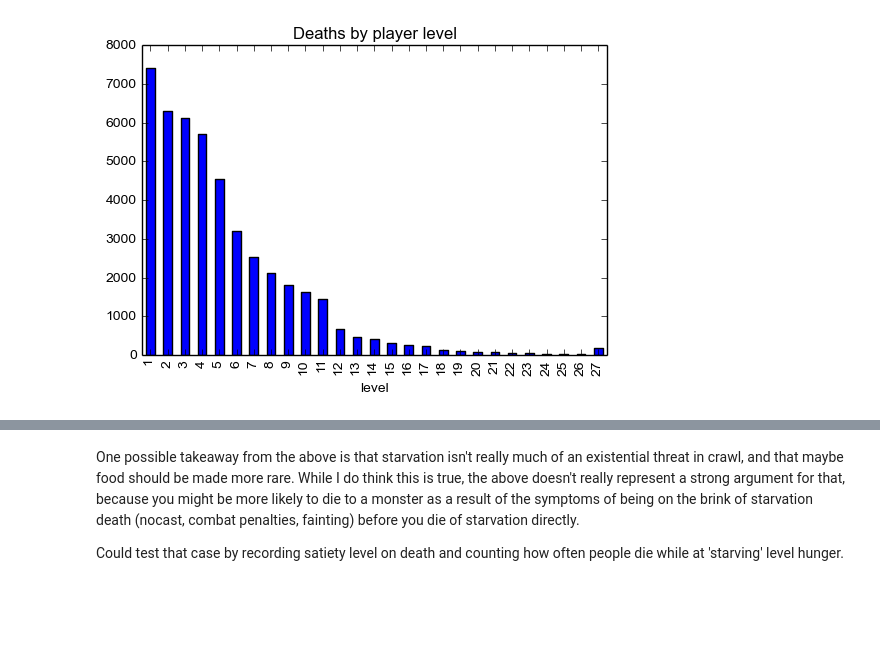
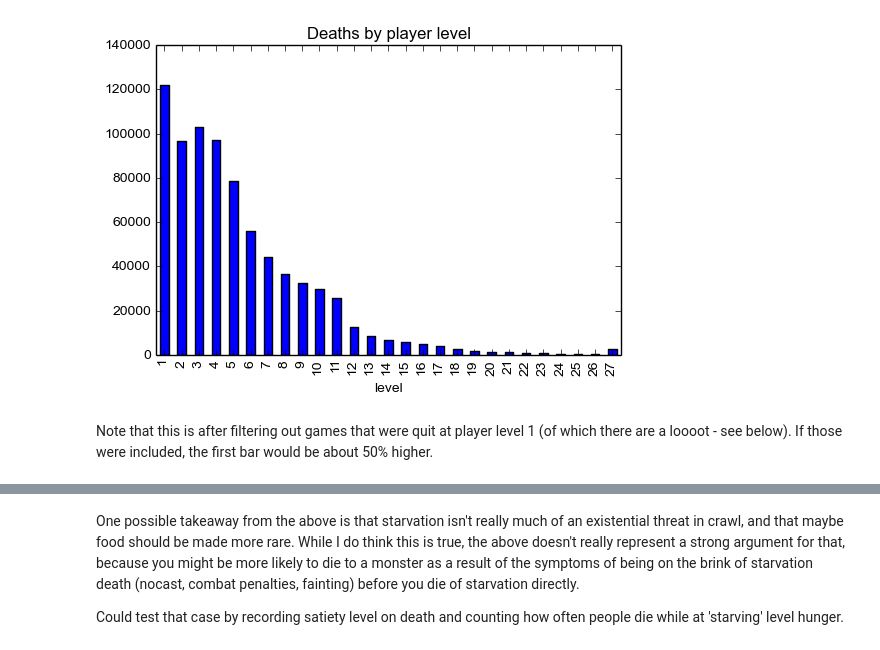
Before and after one commit to colinmorris/crawl-coroner, a Jupyter notebook: deaths.ipynb, the cells around one changed output, grey strips where cells are left out. Saved outputs shown, nothing was run; the diff lists cells and outputs as text; code cells hidden in the pictures; blank space fills up the shorter version.

```diff
--- a/deaths.ipynb
+++ b/deaths.ipynb
@@ -5,5 +1,13 @@ from vis_common import *
+# %%
+%matplotlib inline
+from vis_common import load_frame, plot_dict, STORE
+f = load_frame(include=['visited_', 'saw_'])
+ilost = STORE['ilost']
 # %%
-f[ilost].groupby('level').size().plot.bar(title='Deaths by player level');
+f.loc[ilost].groupby('level').size().plot.bar(title='Deaths by player level');
+# Related: chance of dying at level X
 # %% [output]
-[figure, old version]
+[figure, new version]
+# %% [markdown]
+Note that this is after filtering out games that were quit at player level 1 (of which there are a loooot - see below). If those were included, the first bar would be about 50% higher.
 # %%
```
Also changed, not shown: parts of 11 cells of this notebook, 4 other files.
